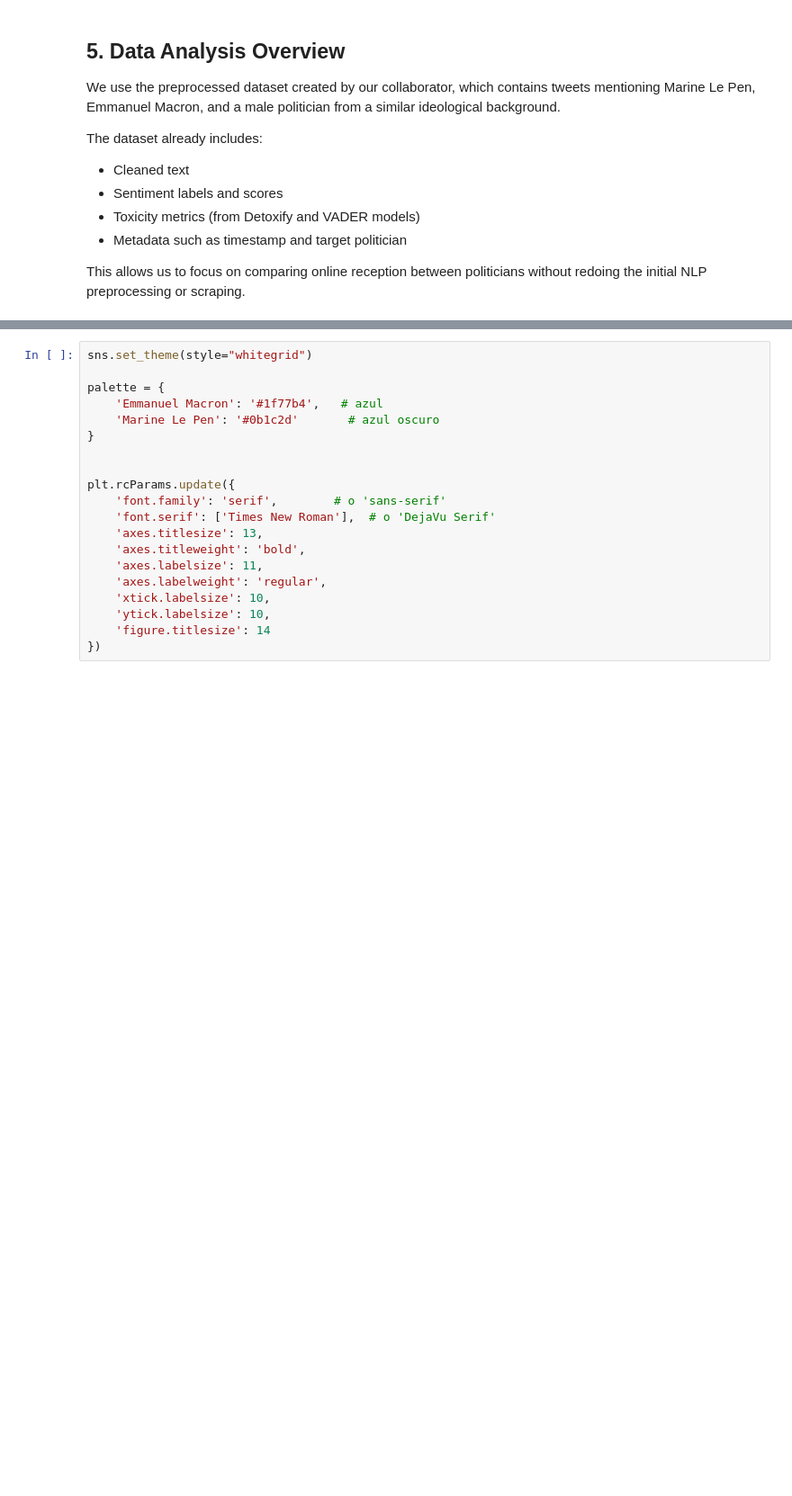
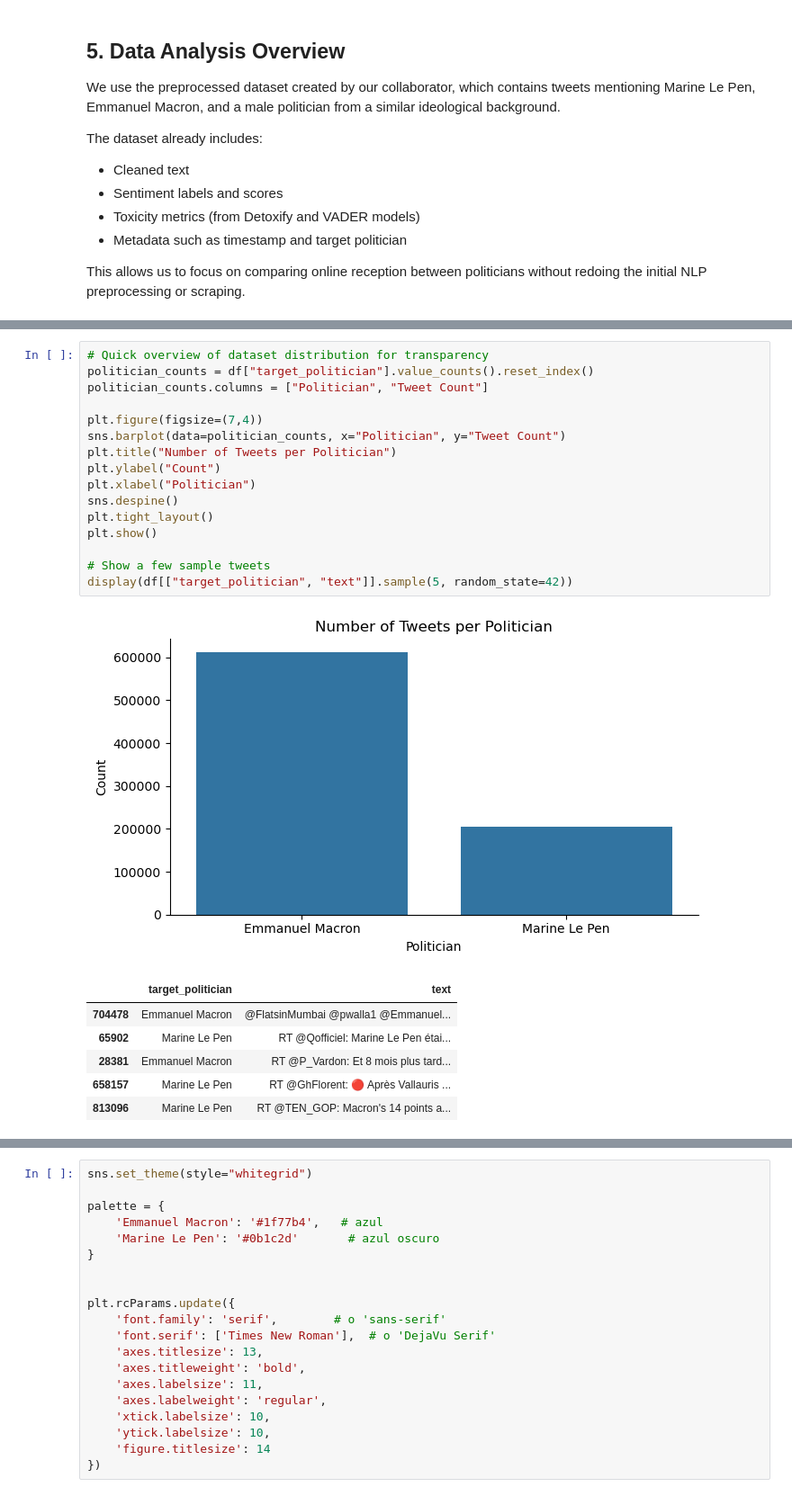
Before and after one commit to micagonzdark/ComputationalSocialSciences, a Jupyter notebook: project/data_analysis.ipynb, the cells around one changed output, grey strips where cells are left out. Shown at 90% size. Cells and saved outputs as stored; diff of their text form; blank space fills up the shorter version.

```diff
--- a/project/data_analysis.ipynb
+++ b/project/data_analysis.ipynb
@@ -191,0 +274,24 @@ memory usage: 99.7+ MB
+# %%
+# Quick overview of dataset distribution for transparency
+politician_counts = df["target_politician"].value_counts().reset_index()
+politician_counts.columns = ["Politician", "Tweet Count"]
+
+plt.figure(figsize=(7,4))
+sns.barplot(data=politician_counts, x="Politician", y="Tweet Count")
+plt.title("Number of Tweets per Politician")
+plt.ylabel("Count")
+plt.xlabel("Politician")
+sns.despine()
+plt.tight_layout()
+plt.show()
+
+# Show a few sample tweets
+display(df[["target_politician", "text"]].sample(5, random_state=42))
+# %% [output]
+[figure, added]
+|  | target_politician | text |
+| 704478 | Emmanuel Macron | @FlatsinMumbai @pwalla1 @Emmanuel... |
+| 65902 | Marine Le Pen | RT @Qofficiel: Marine Le Pen étai... |
+| 28381 | Emmanuel Macron | RT @P_Vardon: Et 8 mois plus tard... |
+| 658157 | Marine Le Pen | RT @GhFlorent: 🔴 Après Vallauris ... |
+| 813096 | Marine Le Pen | RT @TEN_GOP: Macron's 14 points a... |
```
Also changed, not shown: parts of 80 cells of this notebook, 1 other file.
